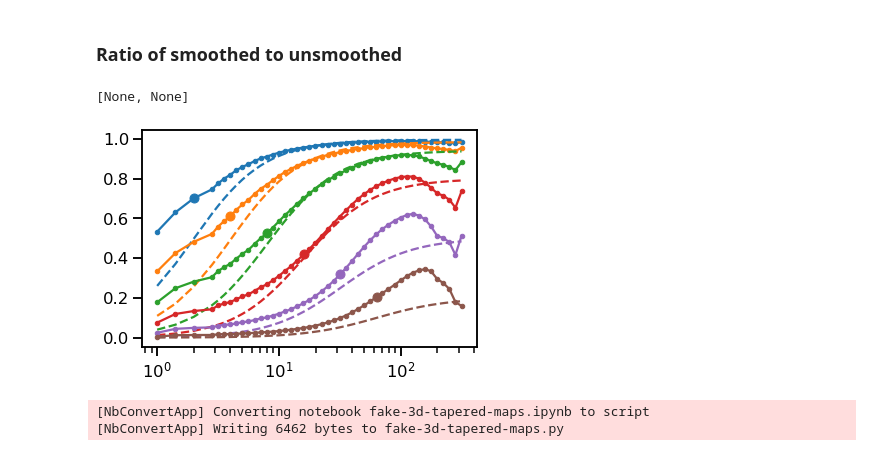
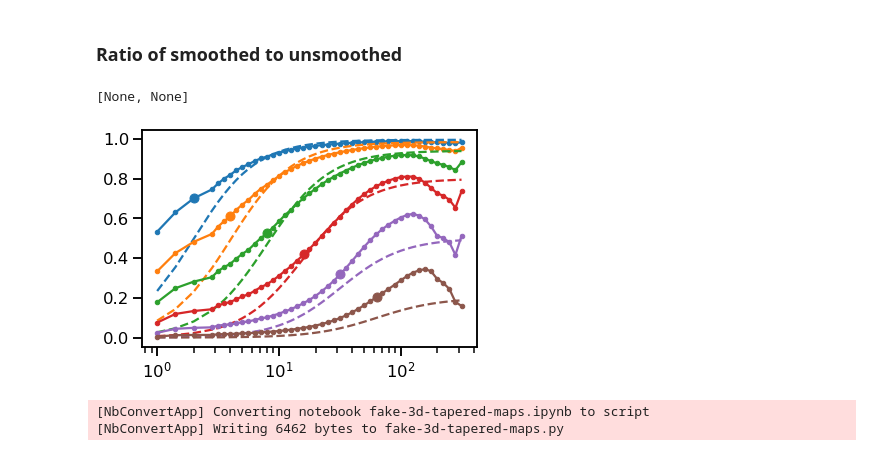
Before and after one commit to JavGVastro/PhD.Paper, a Jupyter notebook: Fake-Maps/fake-3d-tapered-maps.ipynb, the cells around one changed output. Saved outputs shown, nothing was run; the diff lists cells and outputs as text; code cells hidden in the pictures.

```diff
--- a/Fake-Maps/fake-3d-tapered-maps.ipynb
+++ b/Fake-Maps/fake-3d-tapered-maps.ipynb
@@ -315,24 +315,24 @@ def seeing_empirical(r, s0, r0, a=0.75):
 # %%
 fig, ax = plt.subplots()
 B0 = sf["Unweighted B(r)"][mask]
 for width in widths:
     r = 10 ** sfs[width]["log10 r"][mask]
     B = sfs[width]["Unweighted B(r)"][mask]
     rat = B / B0
     line = ax.plot(
         r,
         rat,
         marker=".",
     )
     rat0 = np.interp(2 * width, r, rat)
     c = line[0].get_color()
     ax.plot(2 * width, rat0, marker="o", color=c)
     # Functional fit
-    ax.plot(r, seeing_empirical(r, width, r0, 0.75), color=c, linestyle="dashed")
+    ax.plot(r, seeing_empirical(r, width, r0, 0.85), color=c, linestyle="dashed")
 ax.set(xscale="log", yscale="linear")
 # %% [output]
 [None, None]
-[figure, old version]
+[figure, new version]
 # %%
 !jupyter nbconvert --to script --no-prompt fake-3d-tapered-maps.ipynb
 # %% [output]
```
